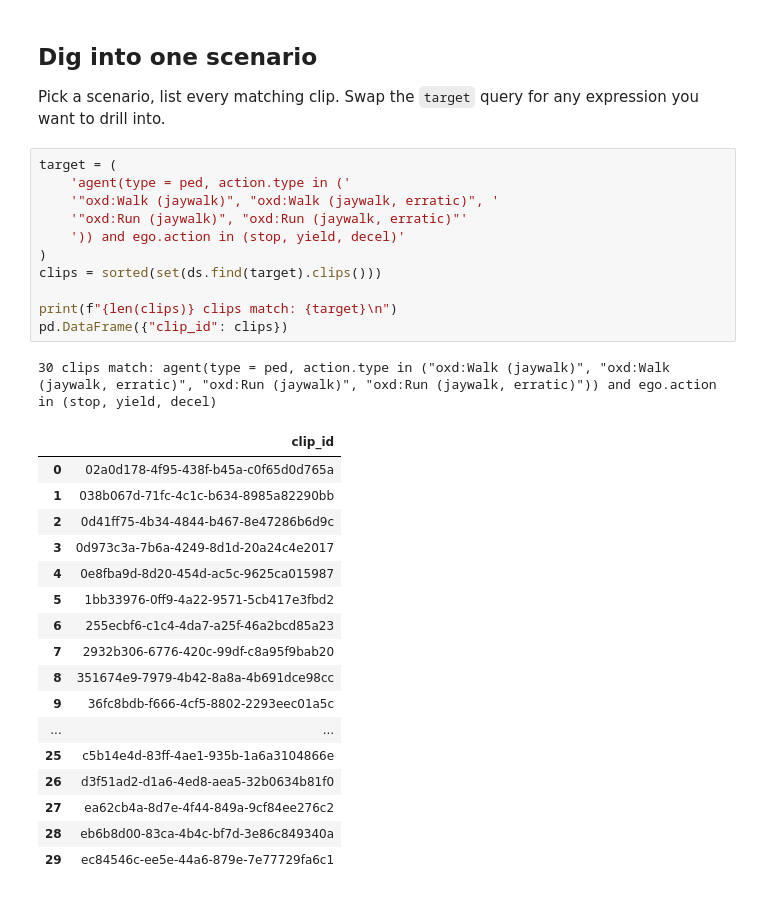
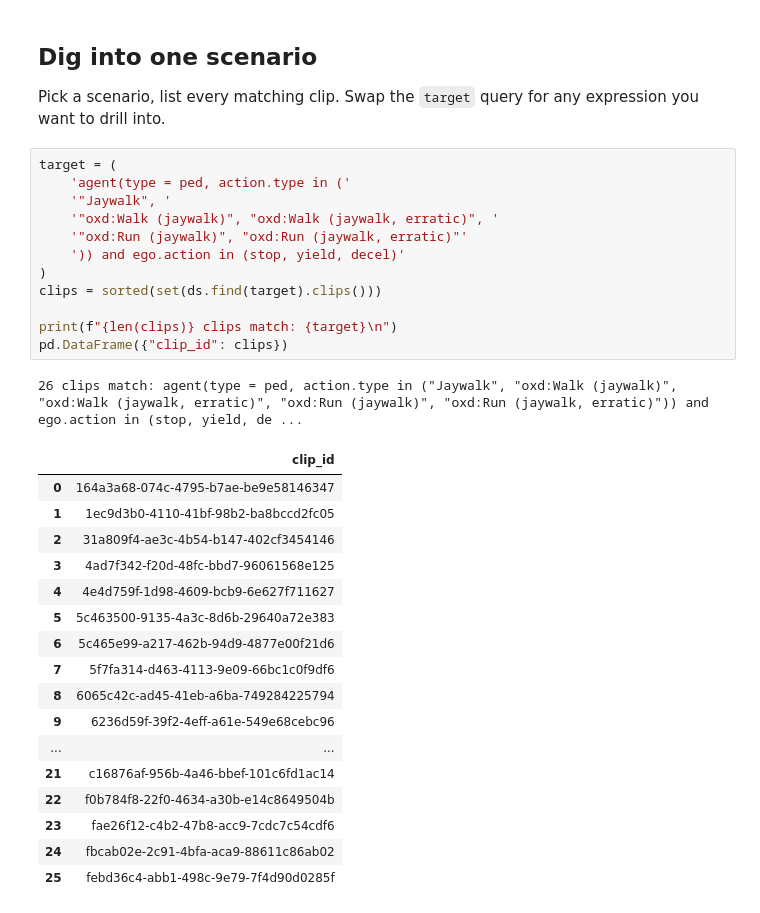
Before and after one commit to nv-tlabs/cascade-devkit, a Jupyter notebook: notebooks/04_scenario_catalog.ipynb, the cells around one changed output. Cells and saved outputs as stored; diff of their text form.

```diff
--- a/notebooks/04_scenario_catalog.ipynb
+++ b/notebooks/04_scenario_catalog.ipynb
@@ -184,30 +188,31 @@ query for any expression you want to drill into.
 # %%
 target = (
     'agent(type = ped, action.type in ('
+    '"Jaywalk", '
     '"oxd:Walk (jaywalk)", "oxd:Walk (jaywalk, erratic)", '
     '"oxd:Run (jaywalk)", "oxd:Run (jaywalk, erratic)"'
     ')) and ego.action in (stop, yield, decel)'
 )
 clips = sorted(set(ds.find(target).clips()))
 
 print(f"{len(clips)} clips match: {target}\n")
 pd.DataFrame({"clip_id": clips})
 # %% [output]
-30 clips match: agent(type = ped, action.type in ("oxd:Walk (jaywalk)", "oxd:Walk (jaywalk, erratic)", "oxd:Run (jaywalk)", "oxd:Run (jaywalk, erratic)")) and ego.action in (stop, yield, decel)
+26 clips match: agent(type = ped, action.type in ("Jaywalk", "oxd:Walk (jaywalk)", "oxd:Walk (jaywalk, erratic)", "oxd:Run (jaywalk)", "oxd:Run (jaywalk, erratic)")) and ego.action in (stop, yield, de ...
 |  | clip_id |
-| 0 | 02a0d178-4f95-438f-b45a-c0f65d0d765a |
-| 1 | 038b067d-71fc-4c1c-b634-8985a82290bb |
-| 2 | 0d41ff75-4b34-4844-b467-8e47286b6d9c |
-| 3 | 0d973c3a-7b6a-4249-8d1d-20a24c4e2017 |
-| 4 | 0e8fba9d-8d20-454d-ac5c-9625ca015987 |
-| 5 | 1bb33976-0ff9-4a22-9571-5cb417e3fbd2 |
-| 6 | 255ecbf6-c1c4-4da7-a25f-46a2bcd85a23 |
-| 7 | 2932b306-6776-420c-99df-c8a95f9bab20 |
-| 8 | 351674e9-7979-4b42-8a8a-4b691dce98cc |
-| 9 | 36fc8bdb-f666-4cf5-8802-2293eec01a5c |
+| 0 | 164a3a68-074c-4795-b7ae-be9e58146347 |
+| 1 | 1ec9d3b0-4110-41bf-98b2-ba8bccd2fc05 |
+| 2 | 31a809f4-ae3c-4b54-b147-402cf3454146 |
+| 3 | 4ad7f342-f20d-48fc-bbd7-96061568e125 |
+| 4 | 4e4d759f-1d98-4609-bcb9-6e627f711627 |
+| 5 | 5c463500-9135-4a3c-8d6b-29640a72e383 |
+| 6 | 5c465e99-a217-462b-94d9-4877e00f21d6 |
+| 7 | 5f7fa314-d463-4113-9e09-66bc1c0f9df6 |
+| 8 | 6065c42c-ad45-41eb-a6ba-749284225794 |
+| 9 | 6236d59f-39f2-4eff-a61e-549e68cebc96 |
 | ... | ... |
-| 25 | c5b14e4d-83ff-4ae1-935b-1a6a3104866e |
-| 26 | d3f51ad2-d1a6-4ed8-aea5-32b0634b81f0 |
-| 27 | ea62cb4a-8d7e-4f44-849a-9cf84ee276c2 |
-| 28 | eb6b8d00-83ca-4b4c-bf7d-3e86c849340a |
-| 29 | ec84546c-ee5e-44a6-879e-7e77729fa6c1 |
+| 21 | c16876af-956b-4a46-bbef-101c6fd1ac14 |
+| 22 | f0b784f8-22f0-4634-a30b-e14c8649504b |
+| 23 | fae26f12-c4b2-47b8-acc9-7cdc7c54cdf6 |
+| 24 | fbcab02e-2c91-4bfa-aca9-88611c86ab02 |
+| 25 | febd36c4-abb1-498c-9e79-7f4d90d0285f |
```
Also changed, not shown: parts of 4 cells of this notebook, 4 other files.
